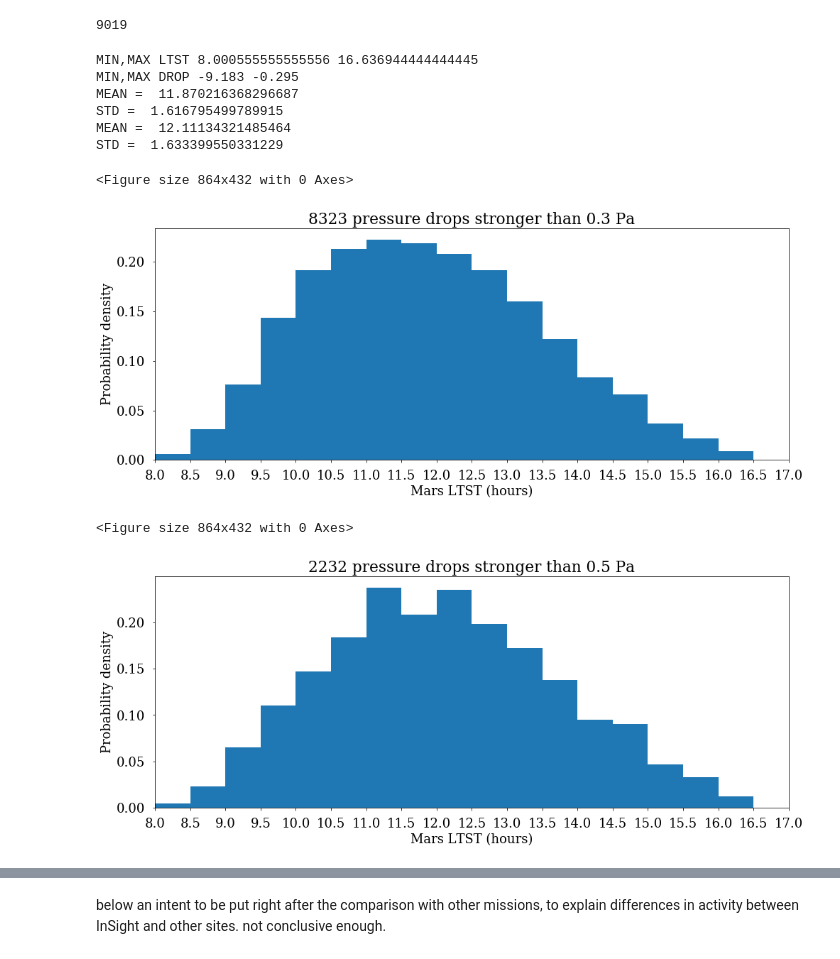
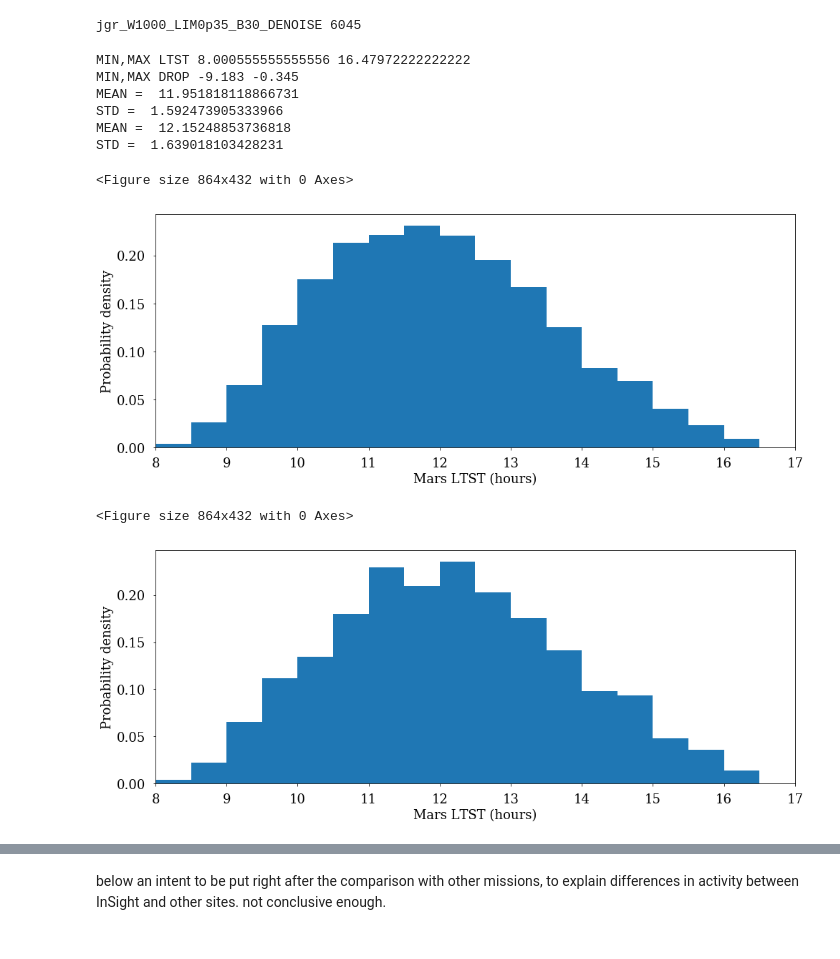
Before and after one commit to aymeric-spiga/insight-PBL-JGRplanets, a Jupyter notebook: WORKFLOW_drops/dd_stats.ipynb, the cells around one changed output, grey strips where cells are left out. Saved outputs shown, nothing was run; the diff lists cells and outputs as text; code cells hidden in the pictures.

```diff
--- a/WORKFLOW_drops/dd_stats.ipynb
+++ b/WORKFLOW_drops/dd_stats.ipynb
@@ -54,30 +60,33 @@ for season in seasontab:
 
     for iii in np.arange(sol.size):
 
-        #print sol[iii]
         if ratio[iii] > 0.5:
 
             fifi, output = apss_lib.namefile(sol[iii],"")
-            ddfile = "./output/txt_per_sol/"+output+"DD_3.txt"
+            ddfile = "./output"+season+"/txt_per_sol/"+output+"DD_3.txt"
 
-            ltst = np.loadtxt(ddfile,unpack=True,dtype=str,usecols=(2))
-            ltst = apss_lib.ltstfloat(ltst)
+            try:
+                ltst = np.loadtxt(ddfile,unpack=True,dtype=str,usecols=(2))
+                ltst = apss_lib.ltstfloat(ltst)
 
-            drop = np.loadtxt(ddfile,unpack=True,usecols=(1))
-            utc = np.loadtxt(ddfile,unpack=True,usecols=(3),dtype='S23')
+                drop = np.loadtxt(ddfile,unpack=True,usecols=(1))
+                utc = np.loadtxt(ddfile,unpack=True,usecols=(3),dtype='S23')
 
-            nnn = drop.size
-            if nnn > 1:
-                for n in np.arange(nnn):
-                    element = np.array((drop[n],ltst[n],sol[iii],utc[n],ratio[iii]),dtype=dtype)
-                    events = np.append(events,element)
-            else:
-                events = np.append(events,np.array((drop,ltst,sol[iii],utc,ratio[iii]),dtype=dtype))
+                nnn = drop.size
+                if nnn > 1:
+                    for n in np.arange(nnn):
+                        element = np.array((drop[n],ltst[n],sol[iii],utc[n],ratio[iii]),dtype=dtype)
+                        events = np.append(events,element)
+                else:
+                    events = np.append(events,np.array((drop,ltst,sol[iii],utc,ratio[iii]),dtype=dtype))
+
+            except:
+                print "no event detected (or problem with the file) for sol %i" % (sol[iii])
 
     np.save(season+".npy",events)
-    print events.size
+    print season, events.size
 # %% [output]
-9019
+jgr_W1000_LIM0p35_B30_DENOISE 6045
 # %%
 for season in seasontab:
 
@@ -103,52 +112,53 @@ for season in seasontab:
     print "MIN,MAX LTST",np.min(events['ltst']),np.max(events['ltst'])
     print "MIN,MAX DROP",np.min(events['drop']),np.max(events['drop'])
 
-    for limdrop in [0.3,0.5]:
+    for limdrop in [ddlim,0.5]:
 
         ################# LT HISTOGRAM
-        nbins = 18 #9
+        nbins = 36 #144 #72 #36 #18 #9
+        nbins = 18
         ppplot.changefont(18)
         mpl.figure(figsize=(12,6))
         ##############################################
         ## drops stronger than limdrop
         ## + complete sols
         idx = (events['drop'] < -limdrop)*(events['ratio'] > 0.99)
         w = np.where(idx)
         what_hist = events['ltst'][w]
         ##############################################
         ppplot.figuref(x=16,y=6)
         dabins = np.linspace(8,17,nbins+1)
         #dabins = 'auto'
         n, bins, patches = mpl.hist(what_hist,bins=dabins,density=True)
         foo = mpl.ylabel("Probability density")
         foo = mpl.xlabel("Mars LTST (hours)")
-        foo = mpl.xticks(bins)
-        foo = mpl.title("%i pressure drops stronger than %.1f Pa" % (what_hist.size, limdrop))
+        foo = mpl.xticks(bins[::2])
+        #foo = mpl.title("%i pressure drops stronger than %.2f Pa" % (what_hist.size, limdrop))
         foo = mpl.xlim(xmin=8,xmax=17)
 
         print "MEAN = ",np.mean(what_hist)
         print "STD = ",np.std(what_hist)
         #from scipy.stats import norm
         #f_x = norm.pdf(bins, np.mean(what_hist), np.std(what_hist))
         #x = bins
         #mpl.plot(x,f_x)
         ####
         #from scipy.stats import poisson
         #X = np.arange(6,19)
         #mpl.plot( X, poisson.pmf(X,np.mean(what_hist)), 'r-' )
         ####
-        ppplot.save(mode="pdf",filename="ltst_hist_%02d"%(limdrop*10.),folder='./output'+season+'/pdf_stats/')
+        ppplot.save(mode="pdf",filename="ltst_hist_%02d"%(limdrop*10.),folder='./pdf_stats/output'+season+'/')
 # %% [output]
-MIN,MAX LTST 8.000555555555556 16.636944444444445
-MIN,MAX DROP -9.183 -0.295
-MEAN =  11.870216368296687
-STD =  1.616795499789915
-MEAN =  12.11134321485464
-STD =  1.633399550331229
+MIN,MAX LTST 8.000555555555556 16.47972222222222
+MIN,MAX DROP -9.183 -0.345
+MEAN =  11.951818118866731
+STD =  1.592473905333966
+MEAN =  12.15248853736818
+STD =  1.639018103428231
 <Figure size 864x432 with 0 Axes>
-[figure, old version]
+[figure, new version]
 <Figure size 864x432 with 0 Axes>
-[figure, old version]
+[figure, new version]
 # %%
 for season in seasontab:
 
```
Also changed, not shown: parts of 10 cells of this notebook, 3 other files.
